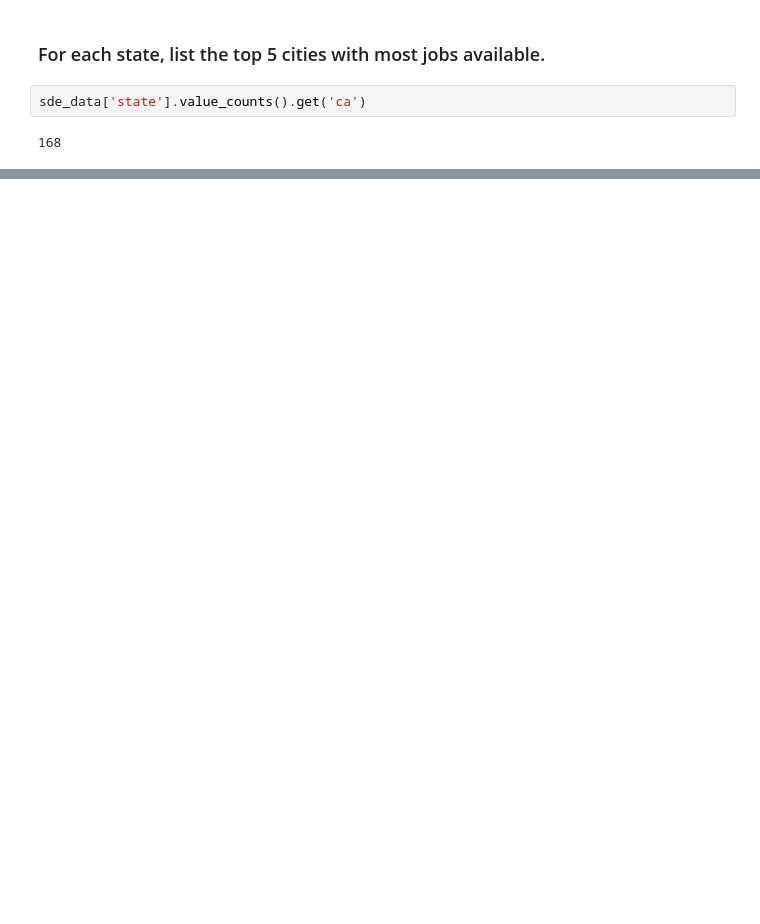
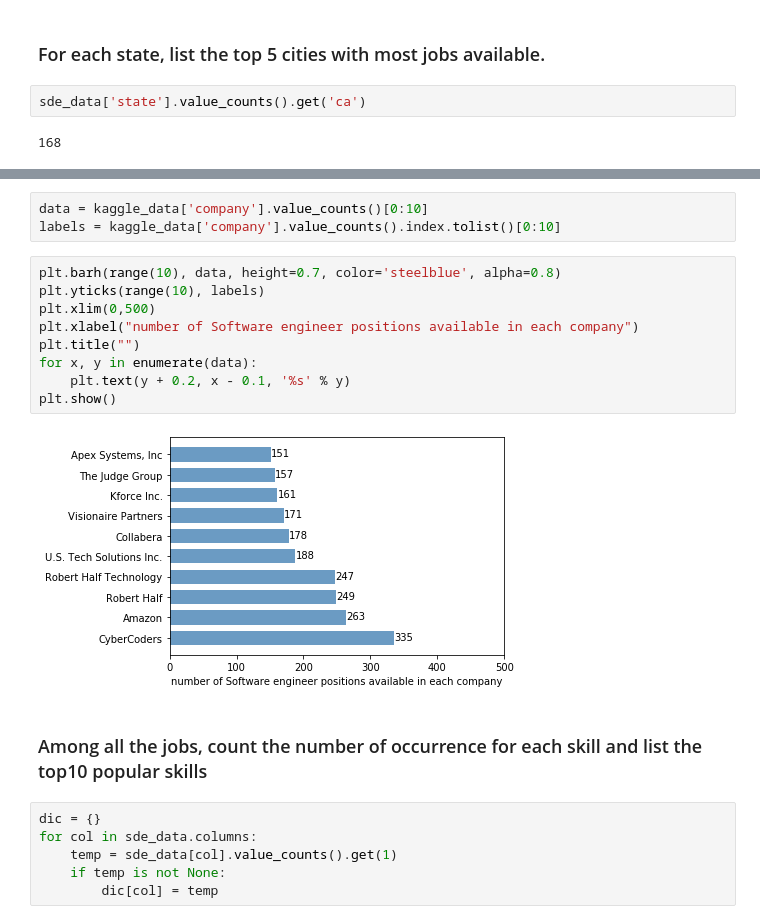
Before and after one commit to Leona-Hu/Skill-Finder, a Jupyter notebook: Skill_Finder_Analysis.ipynb, the cells around one changed output, grey strips where cells are left out. Saved outputs shown, nothing was run; the diff lists cells and outputs as text; blank space fills up the shorter version.

```diff
--- a/Skill_Finder_Analysis.ipynb
+++ b/Skill_Finder_Analysis.ipynb
@@ -145 +278,23 @@ dic
+# %%
+data = kaggle_data['company'].value_counts()[0:10]
+labels = kaggle_data['company'].value_counts().index.tolist()[0:10]
+# %%
+plt.barh(range(10), data, height=0.7, color='steelblue', alpha=0.8)
+plt.yticks(range(10), labels)
+plt.xlim(0,500)
+plt.xlabel("number of Software engineer positions available in each company")
+plt.title("")
+for x, y in enumerate(data):
+    plt.text(y + 0.2, x - 0.1, '%s' % y)
+plt.show()
+# %% [output]
+[figure, added]
+# %% [markdown]
+### Among all the jobs, count the number of occurrence for each skill and list the top10 popular skills
+# %%
+dic = {}
+for col in sde_data.columns:
+    temp = sde_data[col].value_counts().get(1)
+    if temp is not None:
+        dic[col] = temp
 # %%
```
Also changed, not shown: parts of 38 cells of this notebook.
